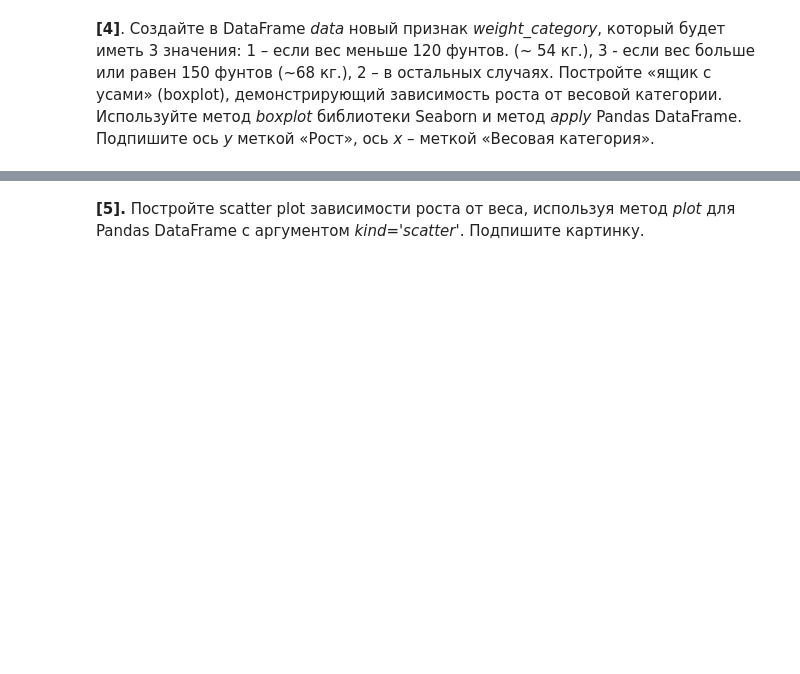
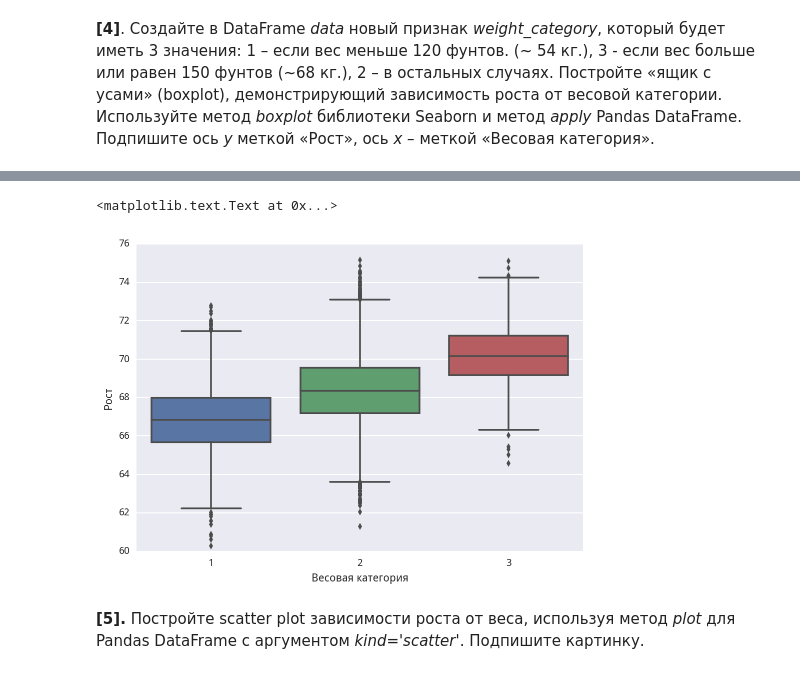
Before and after one commit to webmalex/coursera, a Jupyter notebook: ml2-supervised-learning/w1-linieinyie-modieli-v-zadachakh-rieghriessii/w1_a1_linreg_height_weight.ipynb, the cells around one changed output, grey strips where cells are left out. Cells and saved outputs as stored; diff of their text form; code cells hidden in the pictures; blank space fills up the shorter version.

```diff
--- a/ml2-supervised-learning/w1-linieinyie-modieli-v-zadachakh-rieghriessii/w1_a1_linreg_height_weight.ipynb
+++ b/ml2-supervised-learning/w1-linieinyie-modieli-v-zadachakh-rieghriessii/w1_a1_linreg_height_weight.ipynb
@@ -121,8 +118,7 @@ KeyError: 'species'
 **[4]**. Создайте в DataFrame *data* новый признак *weight_category*, который будет иметь 3 значения: 1 – если вес меньше 120 фунтов. (~ 54 кг.), 3 - если вес  больше или равен 150 фунтов (~68 кг.), 2 – в остальных случаях. Постройте «ящик с усами» (boxplot), демонстрирующий зависимость роста от весовой категории. Используйте метод *boxplot* библиотеки Seaborn и метод *apply* Pandas DataFrame. Подпишите ось *y* меткой «Рост», ось *x* – меткой «Весовая категория».
 # %%
 def weight_category(weight):
-    pass
-    # Ваш код здесь
+    return 1 if weight < 120 else 3 if weight >= 150 else 2
 
 data['weight_cat'] = data['Weight'].apply(weight_category)
-# Ваш код здесь
+print(data.head())
@@ -129,2 +133,9 @@ data['weight_cat'] = data['Weight'].apply(weight_category)
+# %%
+ax = sns.boxplot(x="weight_cat", y="Height", data=data)
+ax.set_xlabel(u"Весовая категория")
+ax.set_ylabel(u"Рост")
+# %% [output]
+<matplotlib.text.Text at 0x...>
+[figure, added]
 # %% [markdown]
 **[5].** Постройте scatter plot зависимости роста от веса, используя метод *plot* для Pandas DataFrame с аргументом *kind='scatter'*. Подпишите картинку.
```
Also changed, not shown: parts of 28 cells of this notebook, 8 other files.
